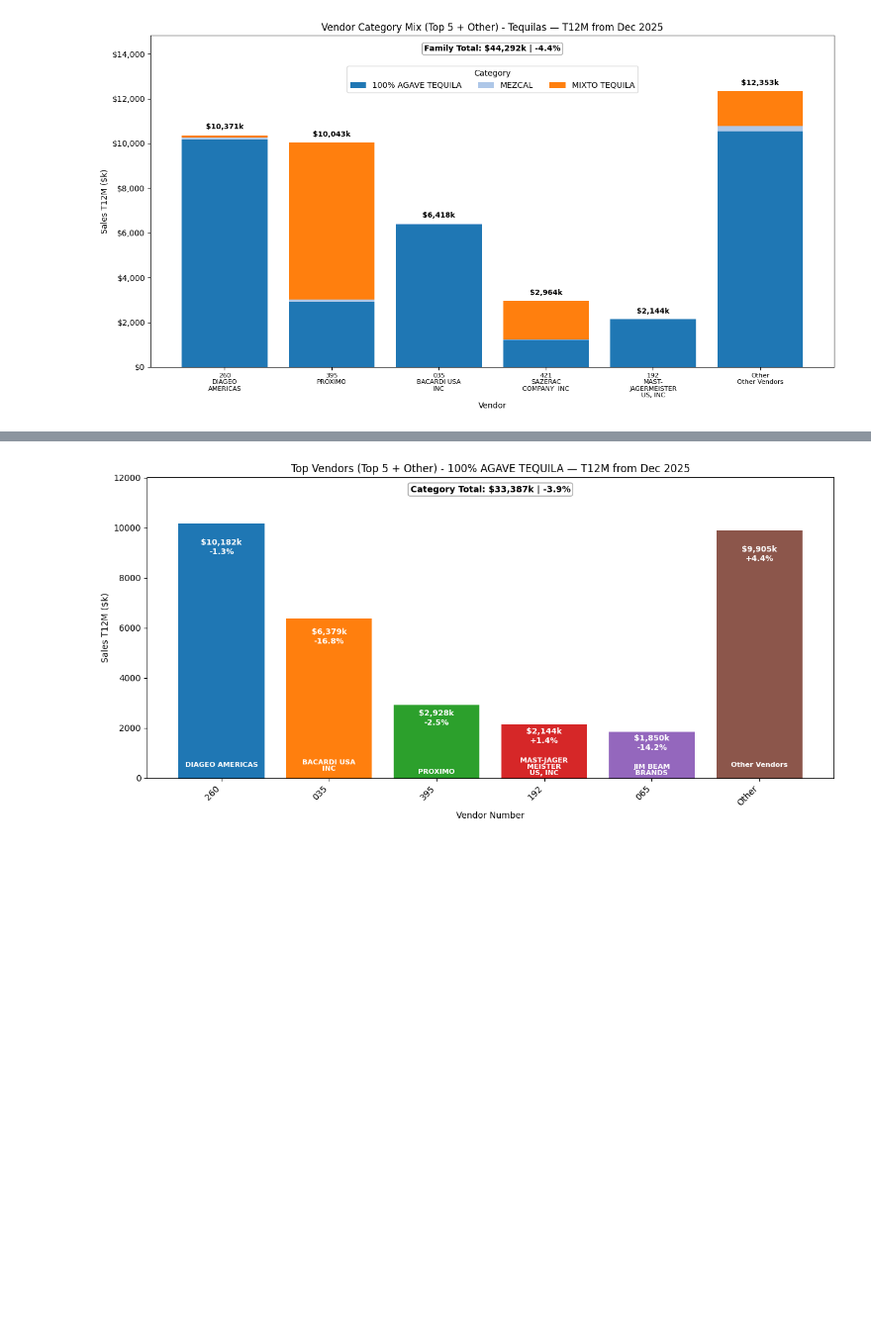
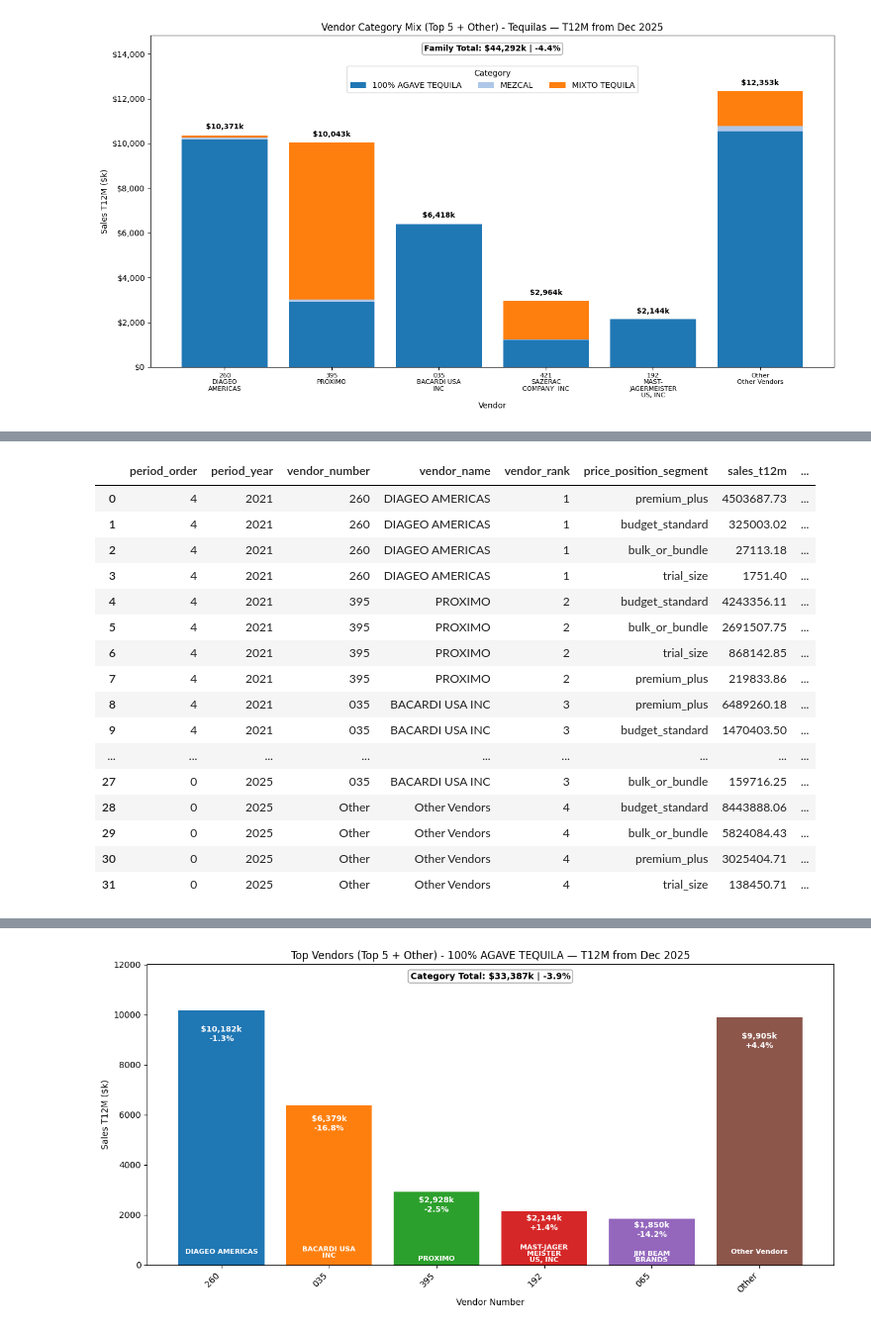
Before and after one commit to joelam21/planning_os, a Jupyter notebook: notebooks/03_category_growth_analysis.ipynb, the cells around one changed output, grey strips where cells are left out. Shown at 99% size. Cells and saved outputs as stored; diff of their text form; code cells hidden in the pictures; blank space fills up the shorter version.

```diff
--- a/notebooks/03_category_growth_analysis.ipynb
+++ b/notebooks/03_category_growth_analysis.ipynb
@@ -338,0 +412,30 @@ charts.plot_vendor_stacked_category_chart(
+# %%
+family_vendor_price_segment_compare_sql_template = nh.read_sql(root, 'analysis/sql/category_family_vendor_price_segment_mix_compare.sql')
+family_vendor_price_segment_compare_sql = nh.render_sql(
+    family_vendor_price_segment_compare_sql_template,
+    month_start=params['month_start'],
+    category_family=params['category_family'],
+    package_size_tier='',
+    trend_years=params['trend_years'],
+)
+
+df_family_vendor_price_segment_compare = nh.run_sql(engine, family_vendor_price_segment_compare_sql)
+df_family_vendor_price_segment_compare
+# %% [output]
+|  | period_order | period_year | vendor_number | vendor_name | vendor_rank | price_position_segment | sales_t12m | ... |
+| 0 | 4 | 2021 | 260 | DIAGEO AMERICAS | 1 | premium_plus | 4503687.73 | ... |
+| 1 | 4 | 2021 | 260 | DIAGEO AMERICAS | 1 | budget_standard | 325003.02 | ... |
+| 2 | 4 | 2021 | 260 | DIAGEO AMERICAS | 1 | bulk_or_bundle | 27113.18 | ... |
+| 3 | 4 | 2021 | 260 | DIAGEO AMERICAS | 1 | trial_size | 1751.40 | ... |
+| 4 | 4 | 2021 | 395 | PROXIMO | 2 | budget_standard | 4243356.11 | ... |
+| 5 | 4 | 2021 | 395 | PROXIMO | 2 | bulk_or_bundle | 2691507.75 | ... |
+| 6 | 4 | 2021 | 395 | PROXIMO | 2 | trial_size | 868142.85 | ... |
+| 7 | 4 | 2021 | 395 | PROXIMO | 2 | premium_plus | 219833.86 | ... |
+| 8 | 4 | 2021 | 035 | BACARDI USA INC | 3 | premium_plus | 6489260.18 | ... |
+| 9 | 4 | 2021 | 035 | BACARDI USA INC | 3 | budget_standard | 1470403.50 | ... |
+| ... | ... | ... | ... | ... | ... | ... | ... | ... |
+| 27 | 0 | 2025 | 035 | BACARDI USA INC | 3 | bulk_or_bundle | 159716.25 | ... |
+| 28 | 0 | 2025 | Other | Other Vendors | 4 | budget_standard | 8443888.06 | ... |
+| 29 | 0 | 2025 | Other | Other Vendors | 4 | bulk_or_bundle | 5824084.43 | ... |
+| 30 | 0 | 2025 | Other | Other Vendors | 4 | premium_plus | 3025404.71 | ... |
+| 31 | 0 | 2025 | Other | Other Vendors | 4 | trial_size | 138450.71 | ... |
```
Also changed, not shown: parts of 16 cells of this notebook, 8 other files.
